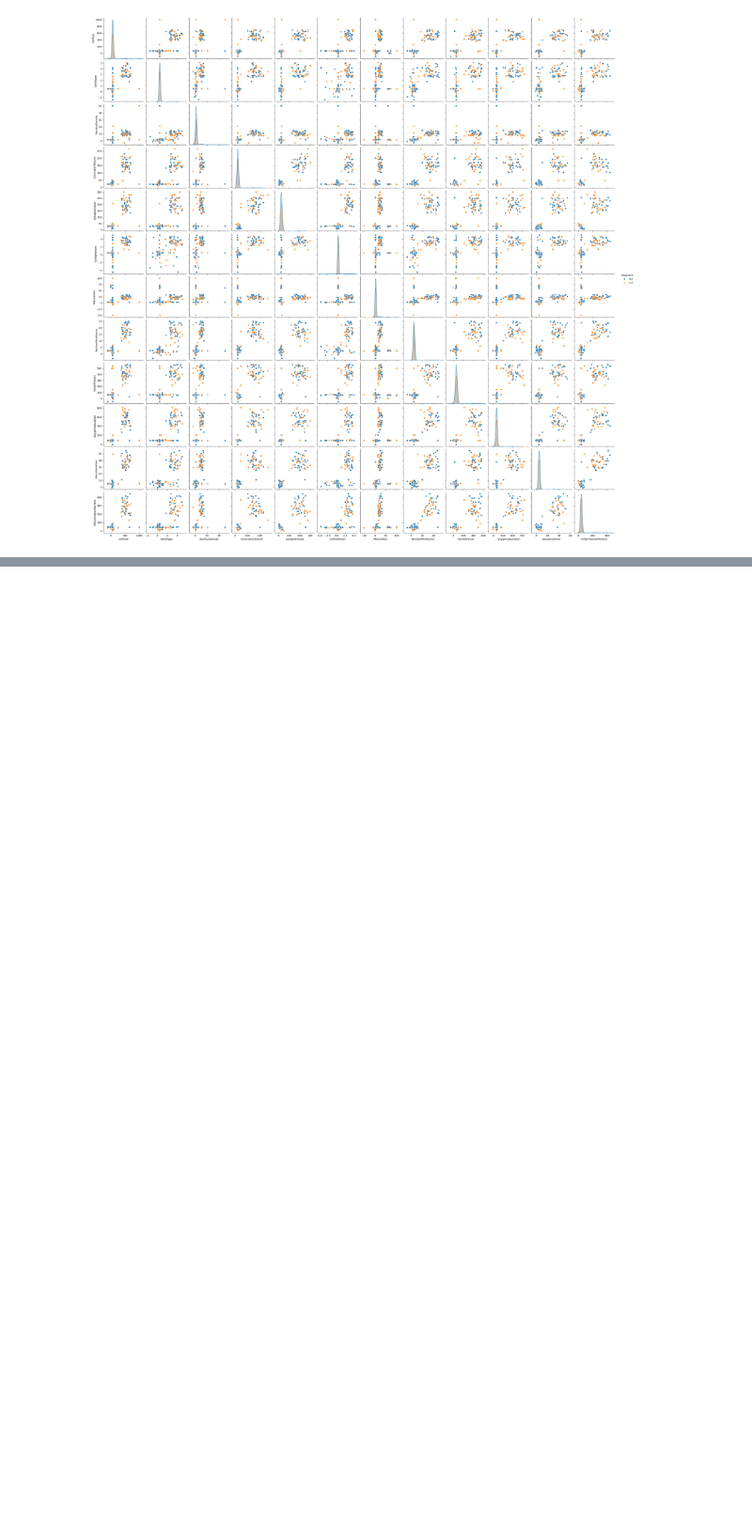
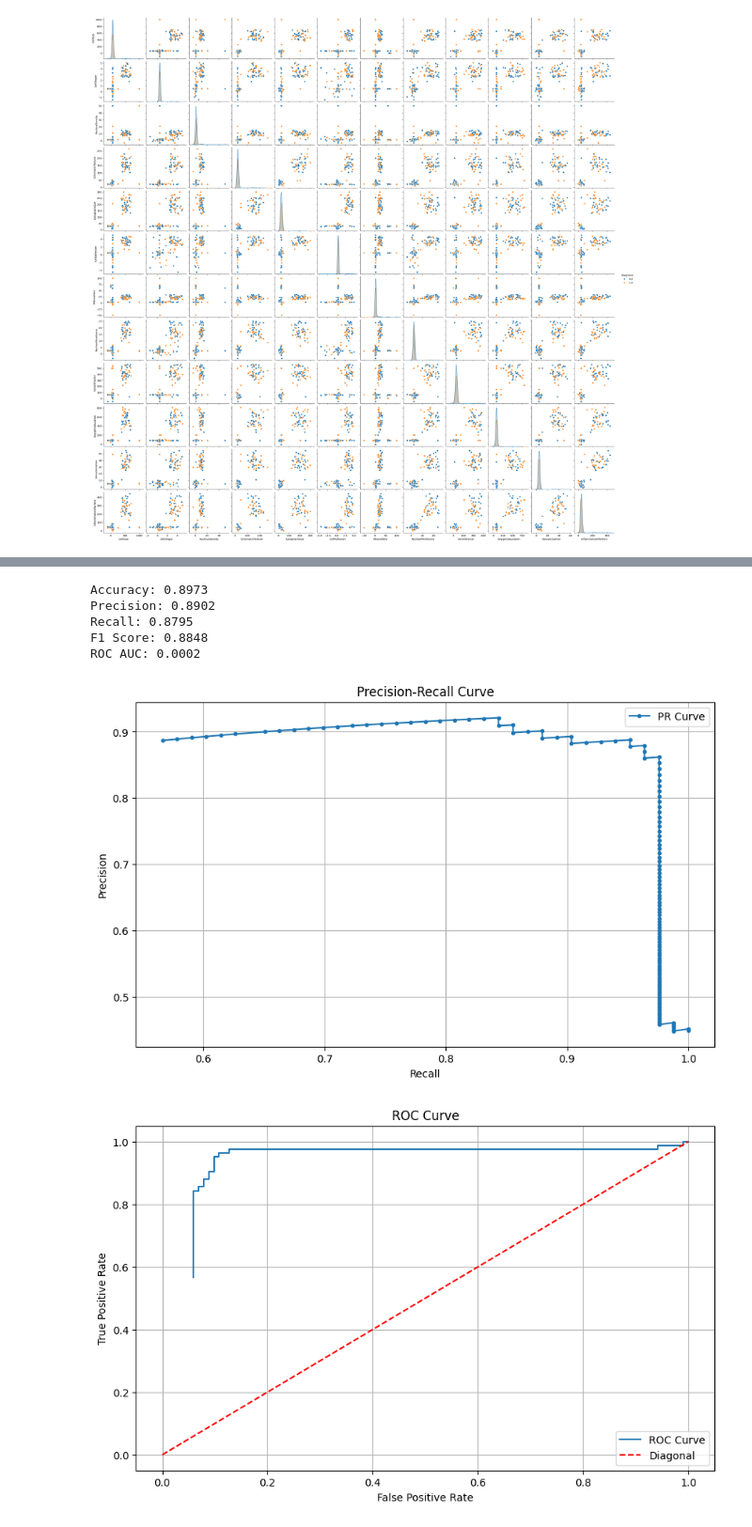
Before and after one commit to Sdomato/Domato_Santino_TP2, a Jupyter notebook: trabajo.ipynb, the cells around one changed output, grey strips where cells are left out. Shown at 94% size. Cells and saved outputs as stored; diff of their text form; code cells hidden in the pictures; blank space fills up the shorter version.

```diff
--- a/trabajo.ipynb
+++ b/trabajo.ipynb
@@ -209,0 +311,60 @@ plt.show()
+# %%
+ruta = r"C:\Users\andyd\Udesa\Machine Learning\Domato_Santino_TP2\Problema1\Data\cell_diagnosis_test.csv"
+df_test = pd.read_csv(ruta)
+
+df_test = imputer.fit_transform(df_test)
+
+df_test = encoder.fit_transform(df_test)
+df_test = df_test.drop(columns=['GeneticMutation_???'])
+# Separar las características y la variable objetivo
+X_test = df_test.drop(columns=['Diagnosis'])
+y_test = df_test['Diagnosis']
+y_pred_test = model.predict(X_test)
+y_scores_test = model.predict_proba(X_test)
+y_scores_test = y_scores_test[:, 1]
+# %%
+# Calcular métricas básicas
+accuracy = compute_accuracy(y_test, y_pred_test)
+precision_metric = compute_precision(y_test, y_pred_test)
+recall_metric = compute_recall(y_test, y_pred_test)
+f1_metric = compute_f1(y_test, y_pred_test)
+roc_auc = compute_auc(y_test, y_scores_test)
+
+print(f"Accuracy: {accuracy:.4f}")
+print(f"Precision: {precision_metric:.4f}")
+print(f"Recall: {recall_metric:.4f}")
+print(f"F1 Score: {f1_metric:.4f}")
+print(f"ROC AUC: {roc_auc:.4f}")
+
+# Calcular la curva Precision-Recall
+precision_curve, recall_curve, pr_thresholds = compute_precision_recall_curve(y_test, y_scores_test)
+plt.figure(figsize=(10, 6))
+plt.plot(recall_curve, precision_curve, marker='.', label='PR Curve')
+
+plt.xlabel('Recall')
+plt.ylabel('Precision')
+plt.title('Precision-Recall Curve')
+plt.grid()
+plt.legend()
+plt.show()
+
+# Calcular la curva ROC
+fpr, tpr, roc_thresholds = compute_roc_curve(y_test, y_scores_test)
+plt.figure(figsize=(10, 6))
+plt.plot(fpr, tpr, label='ROC Curve')
+# Agregar la recta diagonal de (0,0) a (1,1)
+plt.plot([0, 1], [0, 1], linestyle='--', color='red', label='Diagonal')
+plt.xlabel('False Positive Rate')
+plt.ylabel('True Positive Rate')
+plt.title('ROC Curve')
+plt.grid()
+plt.legend()
+plt.show()
+# %% [output]
+Accuracy: 0.8973
+Precision: 0.8902
+Recall: 0.8795
+F1 Score: 0.8848
+ROC AUC: 0.0002
+[figure, added]
+[figure, added]
```
Also changed, not shown: parts of 6 cells of this notebook, 5 other files.
